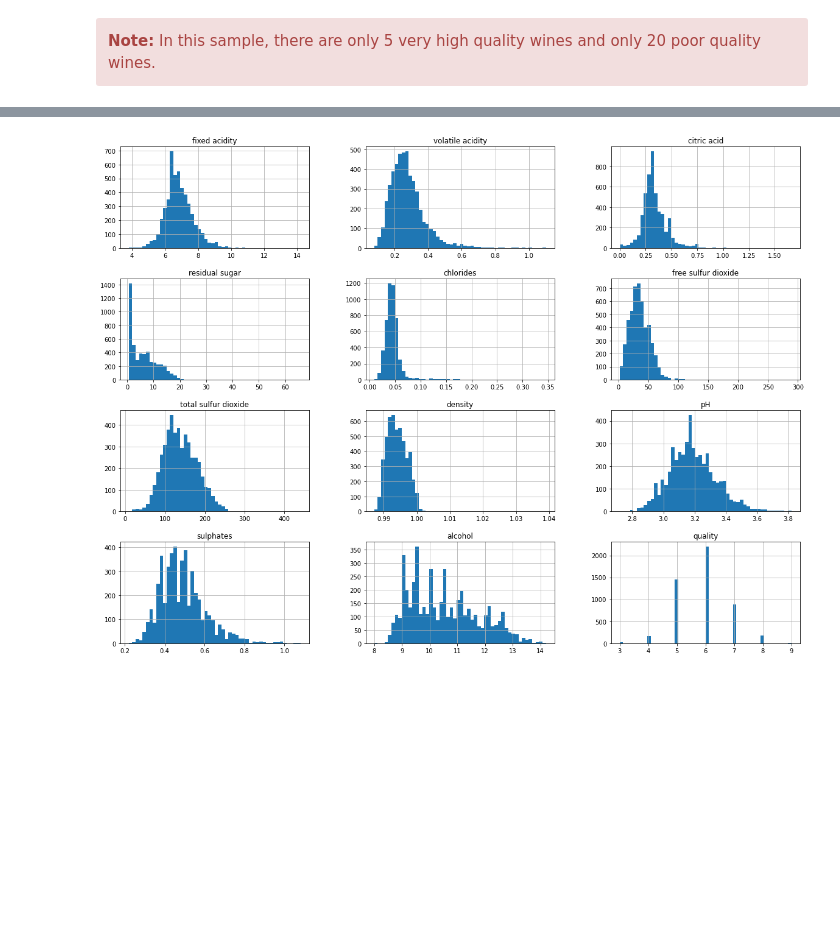
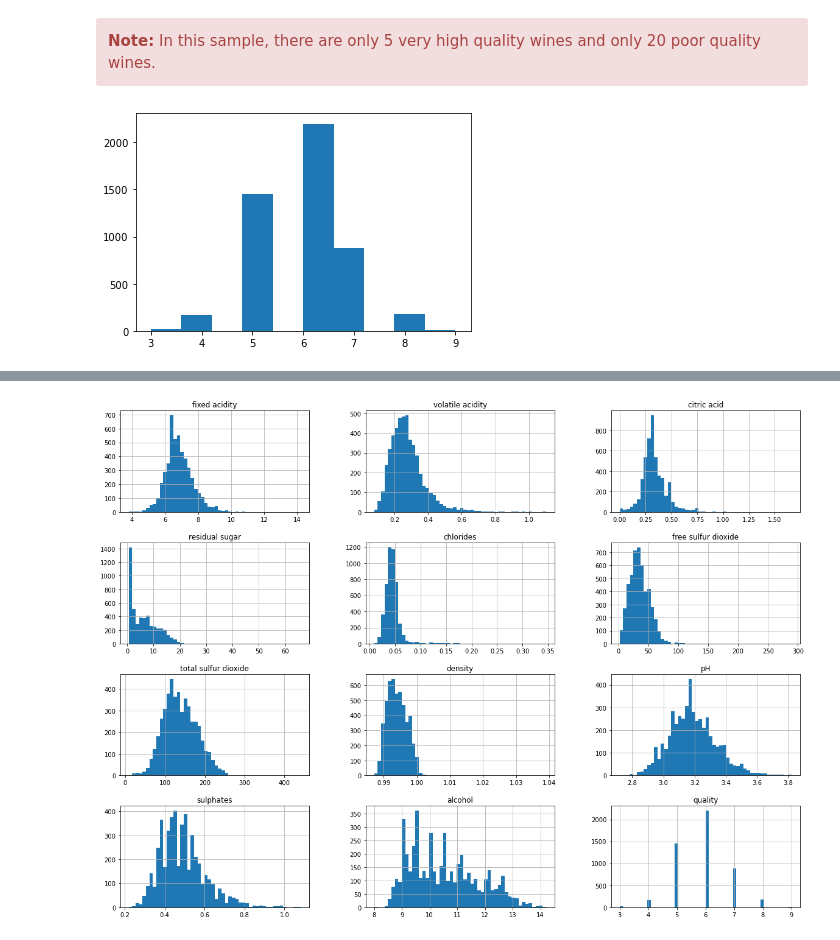
Before and after one commit to shaarick/F21DL, a Jupyter notebook: CW Wine Quality.ipynb, the cells around one changed output, grey strips where cells are left out. Drawn from its saved outputs; the diff is of its cells as text; code cells hidden in the pictures; blank space fills up the shorter version.

Commit message:
Added Quality Histogram

```diff
--- a/CW Wine Quality.ipynb
+++ b/CW Wine Quality.ipynb
@@ -75,3 +76,9 @@ Name: quality, dtype: int64
 <div class="alert alert-block alert-danger">
 <b>Note:</b> In this sample, there are only 5 very high quality wines and only 20 poor quality wines.
 </div>
+# %%
+ql = df.quality.to_numpy()
+plt.hist(ql)
+plt.show()
+# %% [output]
+[figure, added]
```
Also changed, not shown: parts of 2 cells of this notebook.
